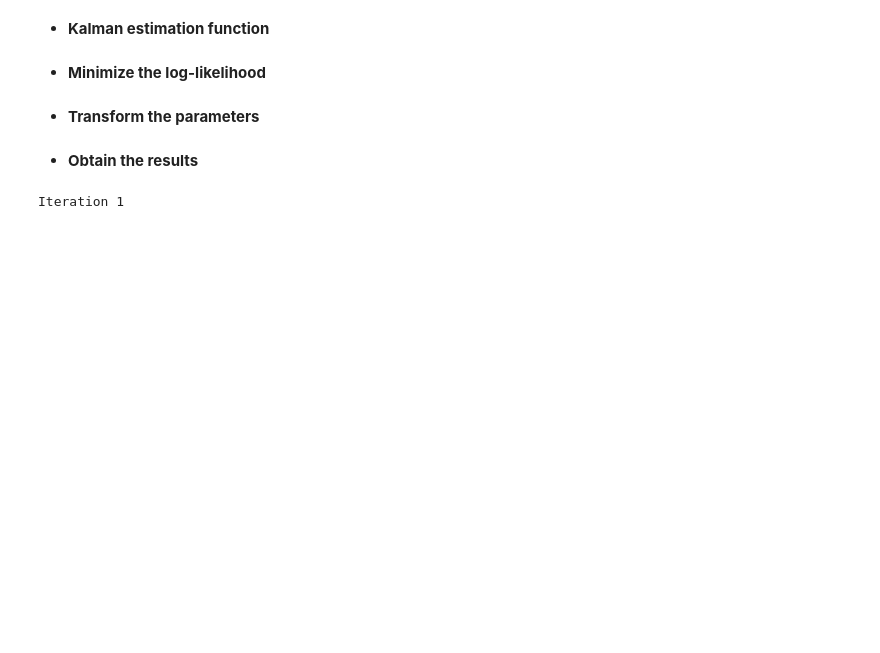
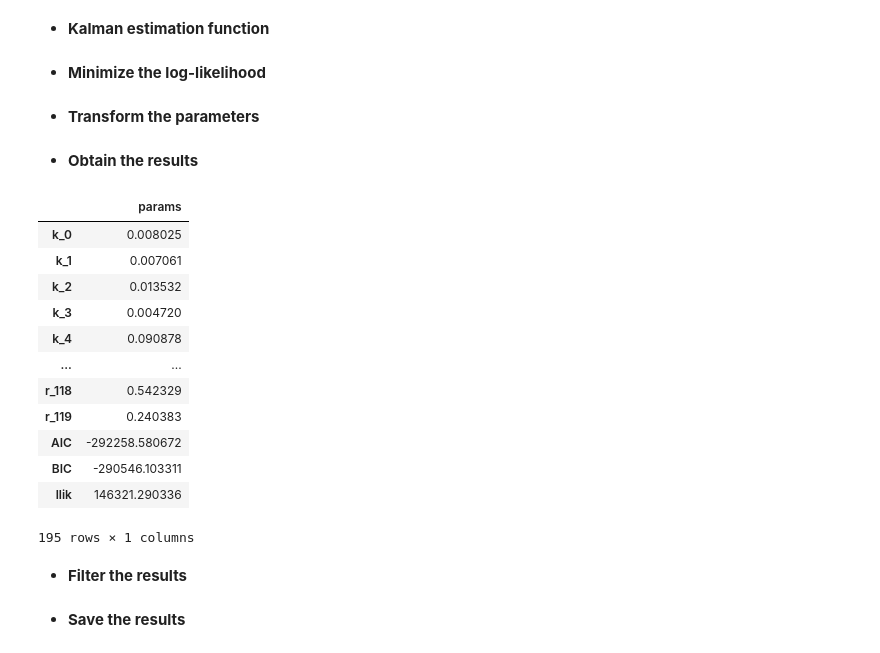
Before and after one commit to euanbronsky8/Thesis, a Jupyter notebook: Kalman Filter.ipynb, the cells around one changed output. Cells and saved outputs as stored; diff of their text form; code cells hidden in the pictures; blank space fills up the shorter version.

```diff
--- a/Kalman Filter.ipynb
+++ b/Kalman Filter.ipynb
@@ -55,0 +922,15 @@ def build_R(r_params, p=5):
+# %%
+x_train_spline, basis_cols, m_design_info, tau_design_info = build_train_spline_data(x_train)
+
+x_test_spline, basis_cols, m_design_info, tau_design_info = build_spline_data(
+    x_test,
+    keep_24=True)
+
+x_full_spline = (
+    pd.concat([x_train_spline, x_test_spline], axis=0)
+    .sort_values(['quote_date', 'moneyness_group', 'maturity_group'])
+    .reset_index(drop=True))
+# %%
+data_spline_full, basis_cols, m_design_info, tau_design_info = build_spline_data(
+    data,
+    keep_24=False)
@@ -190,6 +1125,53 @@ def transform_params(par):
 - **Obtain the results**
 # %%
 # Obtain the results
-par, llik = minimize_llik(df_selected)
+par_spline, llik_spline, res_spline = minimize_llik_spline(x_train_spline)
+p_spline = len(basis_cols)
+par_spline = transform_params_spline(par_spline, p=p_spline, n_obs = 24)
-# %% [output]
-Iteration 1
+# %%
+# Extract the parameters
+k_spline, theta_spline, sigma2_spline, gamma_spline, R_spline, Q_spline, T_spline, c_spline = par_spline
+idx_spline = np.tril_indices(p_spline, k=-1)
+corr_params_spline = R_spline[idx_spline]
+
+# Store parameters in vector
+par_vec_spline = np.r_[k_spline, theta_spline, gamma_spline, sigma2_spline, corr_params_spline]
+
+# Compute AIC and BIC
+n_obs_spline = len(x_train_spline)
+k_params_spline = len(par_vec_spline)
+aic_spline = 2 * k_params_spline - 2 * llik_spline
+bic_spline = np.log(n_obs_spline) * k_params_spline - 2 * llik_spline
+
+# Index
+index_spline = (
+        [f'k_{i}' for i in range(len(k_spline))] +
+        [f'theta_{i}' for i in range(len(theta_spline))] +
+        [f'gamma_{i}' for i in range(len(gamma_spline))] +
+        [f'Sigma^2_{i}' for i in range(len(sigma2_spline))] +
+        [f'r_{i}' for i in range(len(corr_params_spline))])
+
+# Store results in dataframe
+df_par_spline = pd.DataFrame({
+    'params': par_vec_spline
+}, index=index_spline)
+df_par_spline.loc['AIC'] = aic_spline
+df_par_spline.loc['BIC'] = bic_spline
+df_par_spline.loc['llik'] = llik_spline
+df_par_spline
+# %% [output]
+|  | params |
+| k_0 | 0.008025 |
+| k_1 | 0.007061 |
+| k_2 | 0.013532 |
+| k_3 | 0.004720 |
+| k_4 | 0.090878 |
+| ... | ... |
+| r_118 | 0.542329 |
+| r_119 | 0.240383 |
+| AIC | -292258.580672 |
+| BIC | -290546.103311 |
+| llik | 146321.290336 |
+195 rows × 1 columns
+# %% [markdown]
+- **Filter the results**
@@ -195,0 +1222,2 @@ Iteration 1
+# %% [markdown]
+- **Save the results**
```
Also changed, not shown: parts of 70 cells of this notebook.
